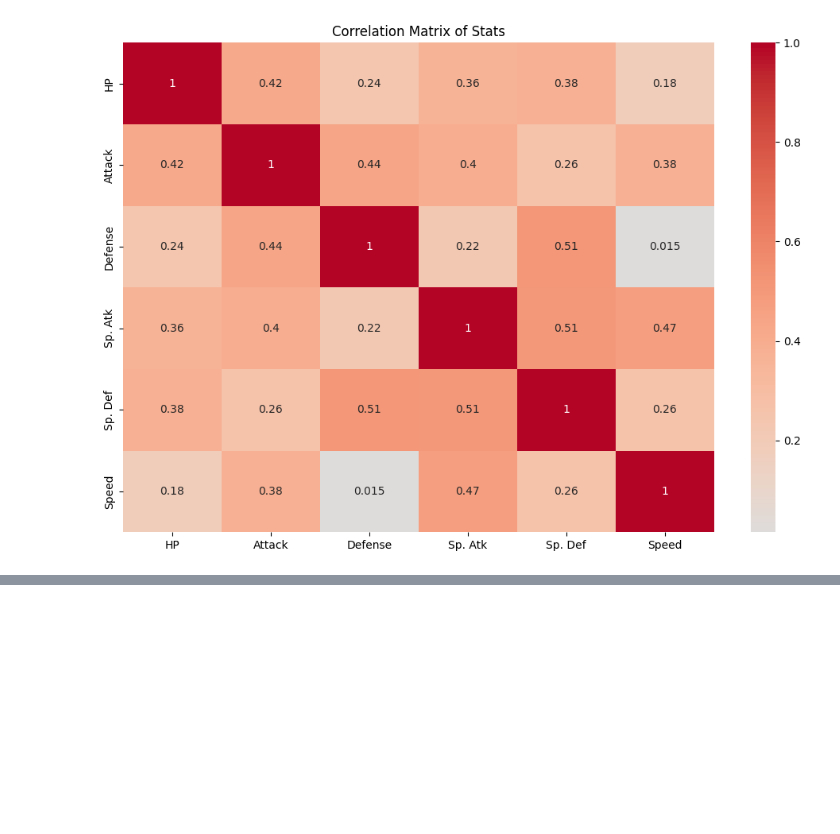
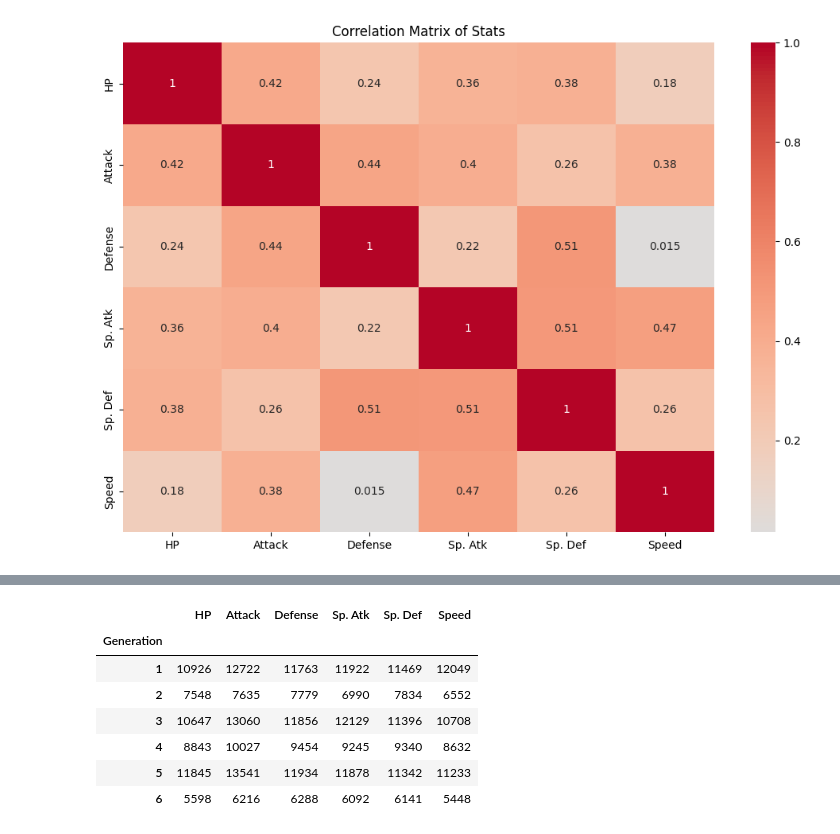
Before and after one commit to harshRaj1601/Python-Data-Science, a Jupyter notebook: pokemon.ipynb, the cells around one changed output, grey strips where cells are left out. Cells and saved outputs as stored; diff of their text form; code cells hidden in the pictures; blank space fills up the shorter version.

```diff
--- a/pokemon.ipynb
+++ b/pokemon.ipynb
@@ -98,0 +133,12 @@ plt.show()
+# %%
+df3 = df.groupby(by="Generation")[["HP", "Attack", "Defense", "Sp. Atk","Sp. Def","Speed"]].sum()
+df3
+# %% [output]
+|  | HP | Attack | Defense | Sp. Atk | Sp. Def | Speed |
+| Generation |  |  |  |  |  |  |
+| 1 | 10926 | 12722 | 11763 | 11922 | 11469 | 12049 |
+| 2 | 7548 | 7635 | 7779 | 6990 | 7834 | 6552 |
+| 3 | 10647 | 13060 | 11856 | 12129 | 11396 | 10708 |
+| 4 | 8843 | 10027 | 9454 | 9245 | 9340 | 8632 |
+| 5 | 11845 | 13541 | 11934 | 11878 | 11342 | 11233 |
+| 6 | 5598 | 6216 | 6288 | 6092 | 6141 | 5448 |
```
Also changed, not shown: parts of 9 cells of this notebook, 1 other file.
